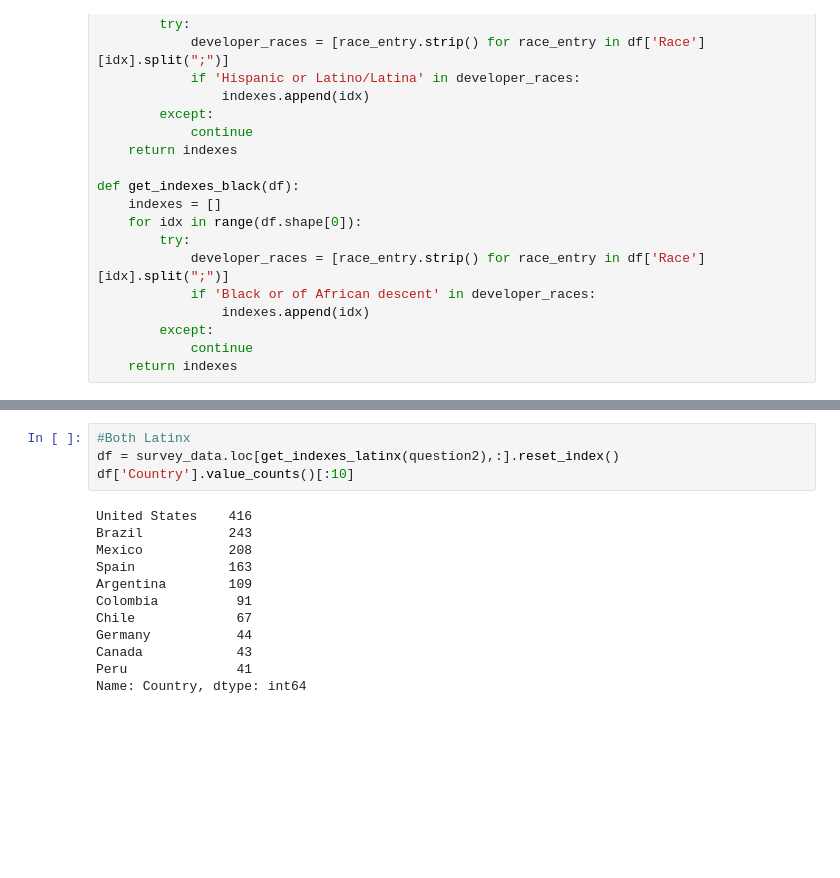
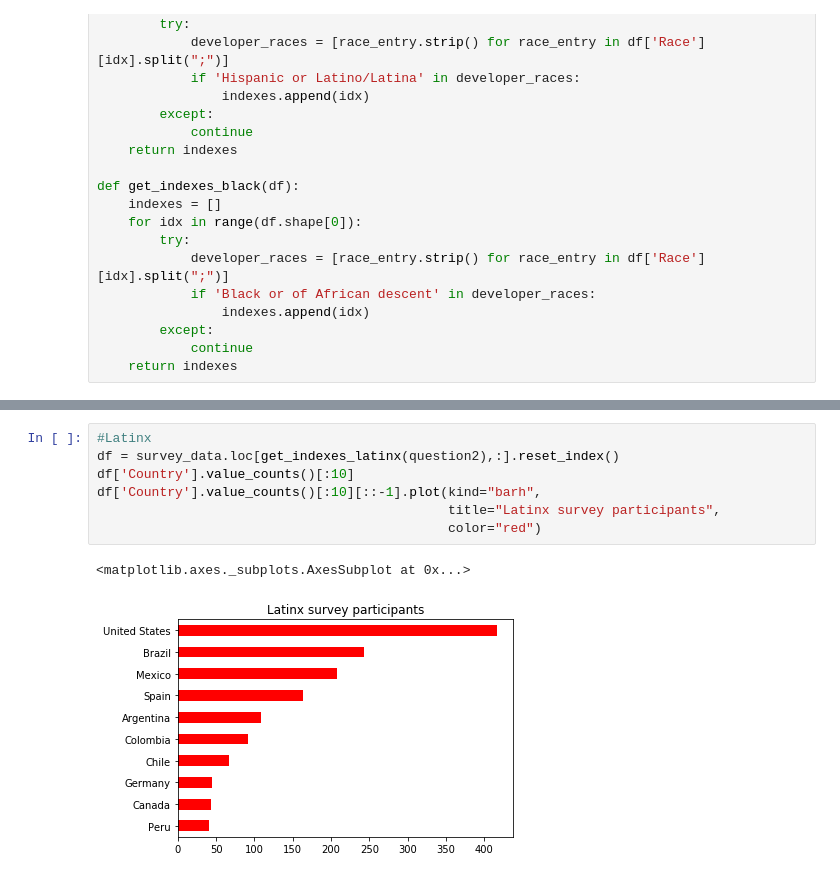
Before and after one commit to darrylbalderas/stack-overflow, a Jupyter notebook: survey-analysis.ipynb, the cells around one changed output, grey strips where cells are left out. Drawn from its saved outputs; the diff is of its cells as text; blank space fills up the shorter version.

```diff
--- a/survey-analysis.ipynb
+++ b/survey-analysis.ipynb
@@ -184,17 +178,11 @@ Name: Country, dtype: int64
 # %%
-#Both Latinx
+#Latinx
 df = survey_data.loc[get_indexes_latinx(question2),:].reset_index()
 df['Country'].value_counts()[:10]
+df['Country'].value_counts()[:10][::-1].plot(kind="barh",
+                                             title="Latinx survey participants",
+                                             color="red")
 # %% [output]
-United States    416
-Brazil           243
-Mexico           208
-Spain            163
-Argentina        109
-Colombia          91
-Chile             67
-Germany           44
-Canada            43
-Peru              41
-Name: Country, dtype: int64
+<matplotlib.axes._subplots.AxesSubplot at 0x...>
+[figure, added]
 # %%
```
Also changed, not shown: parts of 4 cells of this notebook.
